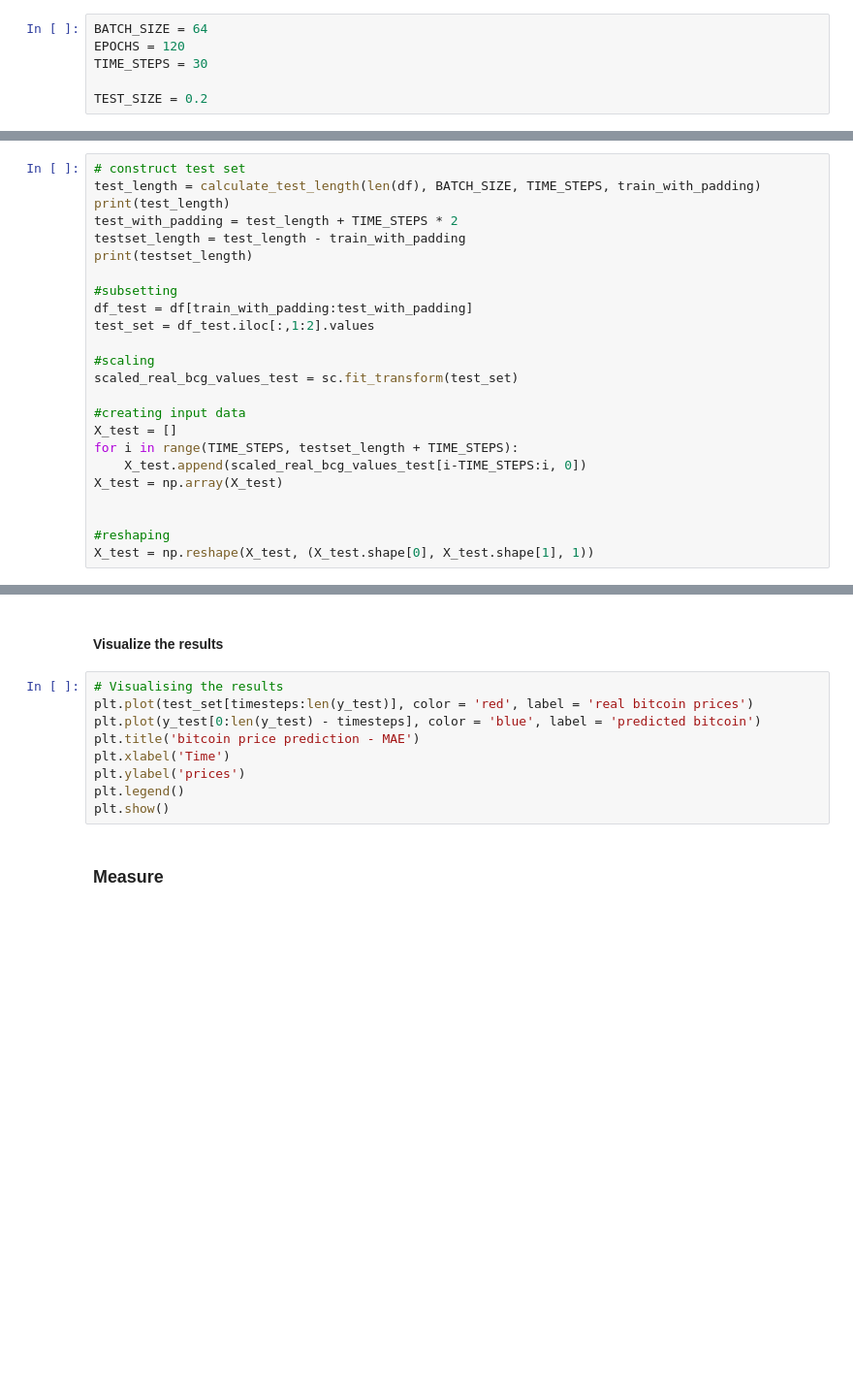
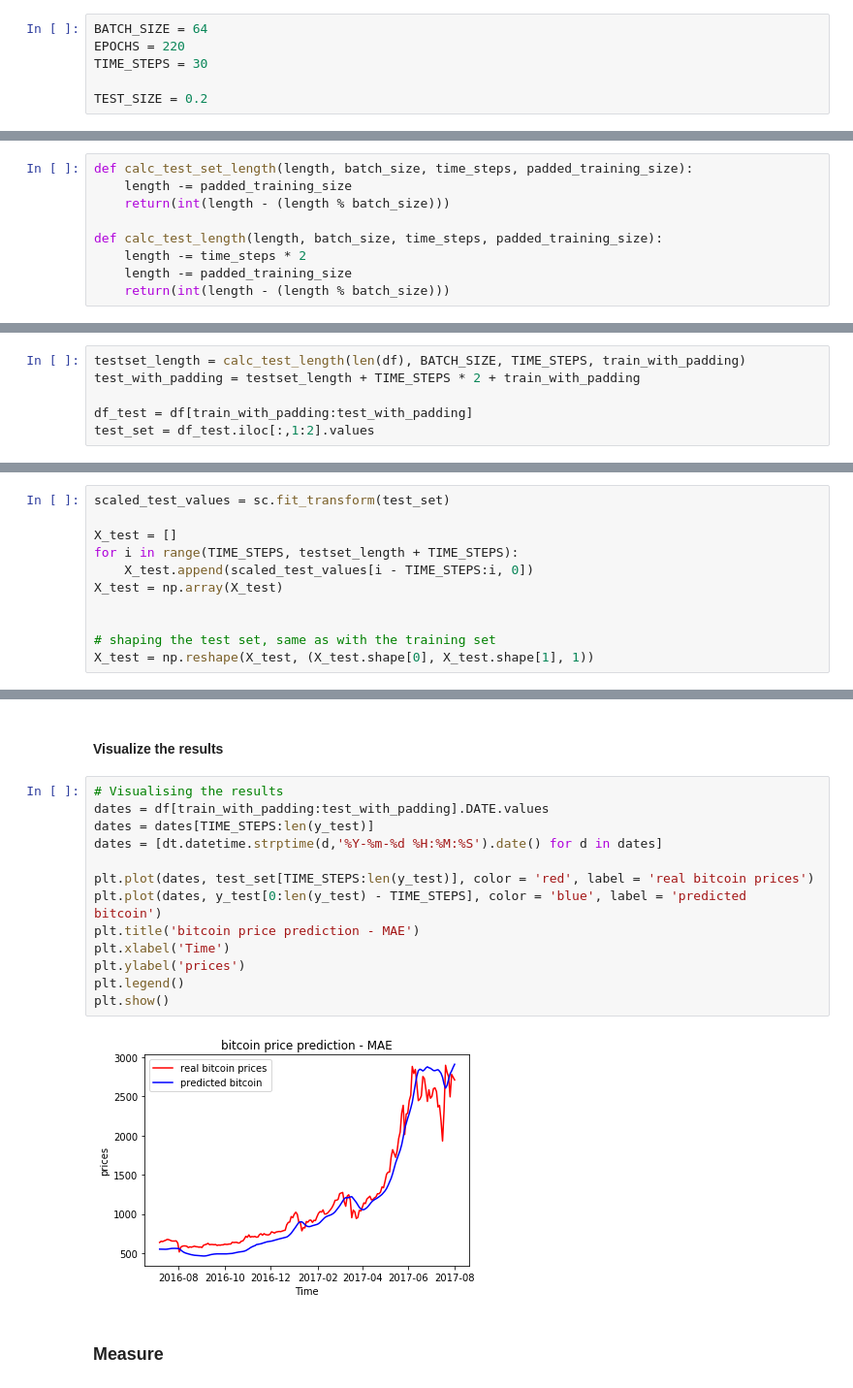
Before and after one commit to oem/bitcoin-prediction, a Jupyter notebook: lstm_bitcoin.ipynb, the cells around one changed output, grey strips where cells are left out. Shown: that part at 97% size. Drawn from its saved outputs; the diff is of its cells as text; blank space fills up the shorter version.

Commit message:
trains a first rough version of the bitcoin predictor LSTM

```diff
--- a/lstm_bitcoin.ipynb
+++ b/lstm_bitcoin.ipynb
@@ -115,7 +115,7 @@ The length of the training set must be dividable without a remainder by the batc
 20% of the data set is a usable percentage in most cases. We go with that and adjust along the way if necessary.
 # %%
 BATCH_SIZE = 64
-EPOCHS = 120
+EPOCHS = 220
 TIME_STEPS = 30
 
 TEST_SIZE = 0.2
@@ -135,2 +126,11 @@ def calculate_test_length(length, batch_size, time_steps, upper_train):
+# %%
+def calc_test_set_length(length, batch_size, time_steps, padded_training_size):
+    length -= padded_training_size
+    return(int(length - (length % batch_size)))
+
+def calc_test_length(length, batch_size, time_steps, padded_training_size):
+    length -= time_steps * 2
+    length -= padded_training_size
+    return(int(length - (length % batch_size)))
 # %%
 training_set_length = calc_training_set_length(len(df), BATCH_SIZE, TEST_SIZE)
@@ -251,0 +252,6 @@ Epoch 1/1
+# %%
+testset_length = calc_test_length(len(df), BATCH_SIZE, TIME_STEPS, train_with_padding)
+test_with_padding = testset_length + TIME_STEPS * 2 + train_with_padding
+
+df_test = df[train_with_padding:test_with_padding]
+test_set = df_test.iloc[:,1:2].values
@@ -252,26 +260,13 @@ Epoch 1/1
 # %%
-# construct test set
-test_length = calculate_test_length(len(df), BATCH_SIZE, TIME_STEPS, train_with_padding)
-print(test_length)
-test_with_padding = test_length + TIME_STEPS * 2
-testset_length = test_length - train_with_padding
-print(testset_length)
+scaled_test_values = sc.fit_transform(test_set)
 
-#subsetting
-df_test = df[train_with_padding:test_with_padding]
-test_set = df_test.iloc[:,1:2].values
-
-#scaling
-scaled_real_bcg_values_test = sc.fit_transform(test_set)
-
-#creating input data
 X_test = []
 for i in range(TIME_STEPS, testset_length + TIME_STEPS):
-    X_test.append(scaled_real_bcg_values_test[i-TIME_STEPS:i, 0])
+    X_test.append(scaled_test_values[i - TIME_STEPS:i, 0])
 X_test = np.array(X_test)
 
 
-#reshaping
+# shaping the test set, same as with the training set
 X_test = np.reshape(X_test, (X_test.shape[0], X_test.shape[1], 1))
 # %% [markdown]
 #### Predicions
@@ -305,13 +302,19 @@ print(y_test.shape)
 #### Visualize the results
 # %%
 # Visualising the results
-plt.plot(test_set[timesteps:len(y_test)], color = 'red', label = 'real bitcoin prices')
-plt.plot(y_test[0:len(y_test) - timesteps], color = 'blue', label = 'predicted bitcoin')
+dates = df[train_with_padding:test_with_padding].DATE.values
+dates = dates[TIME_STEPS:len(y_test)]
+dates = [dt.datetime.strptime(d,'%Y-%m-%d %H:%M:%S').date() for d in dates]
+
+plt.plot(dates, test_set[TIME_STEPS:len(y_test)], color = 'red', label = 'real bitcoin prices')
+plt.plot(dates, y_test[0:len(y_test) - TIME_STEPS], color = 'blue', label = 'predicted bitcoin')
 plt.title('bitcoin price prediction - MAE')
 plt.xlabel('Time')
 plt.ylabel('prices')
 plt.legend()
 plt.show()
+# %% [output]
+[figure, added]
 # %% [markdown]
 ### Measure
 # %%
```
Also changed, not shown: parts of 10 cells of this notebook.
